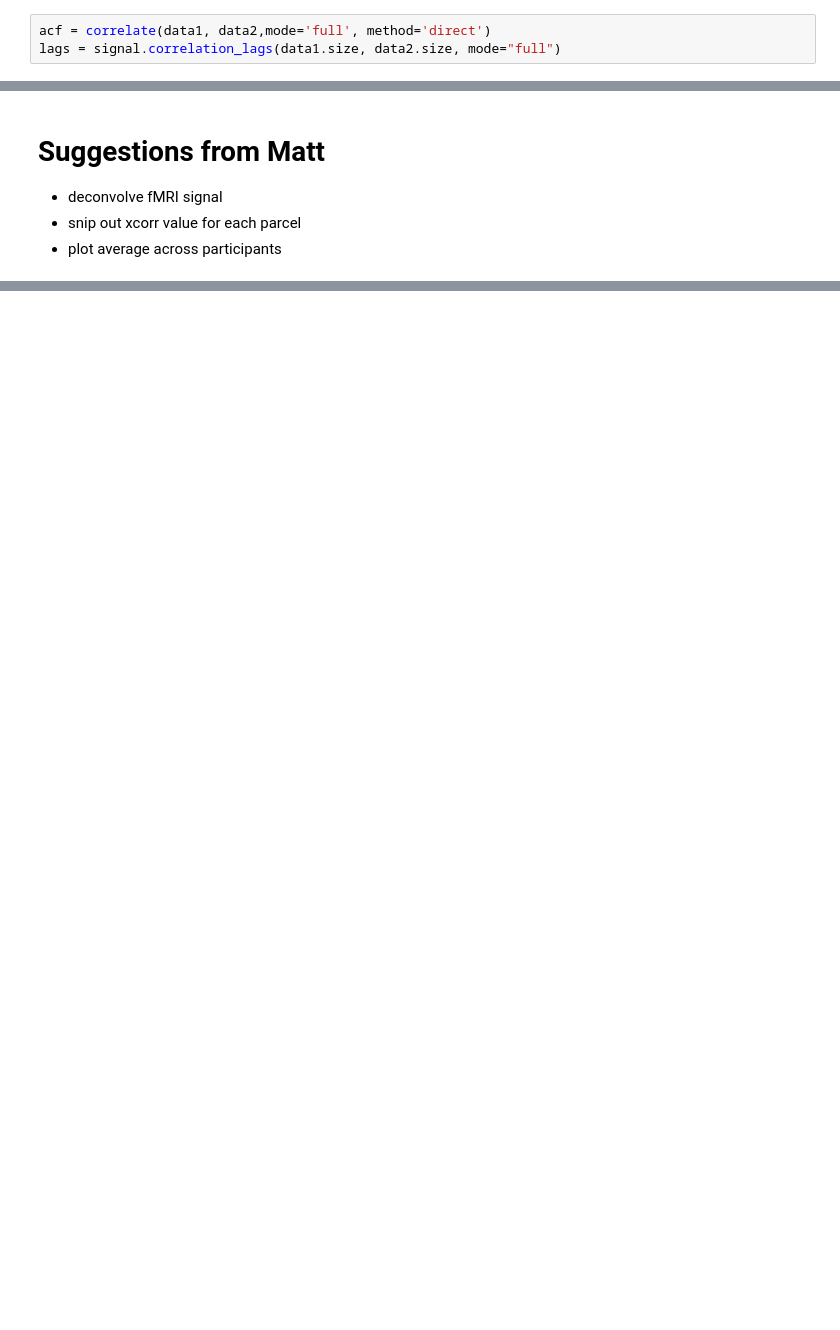
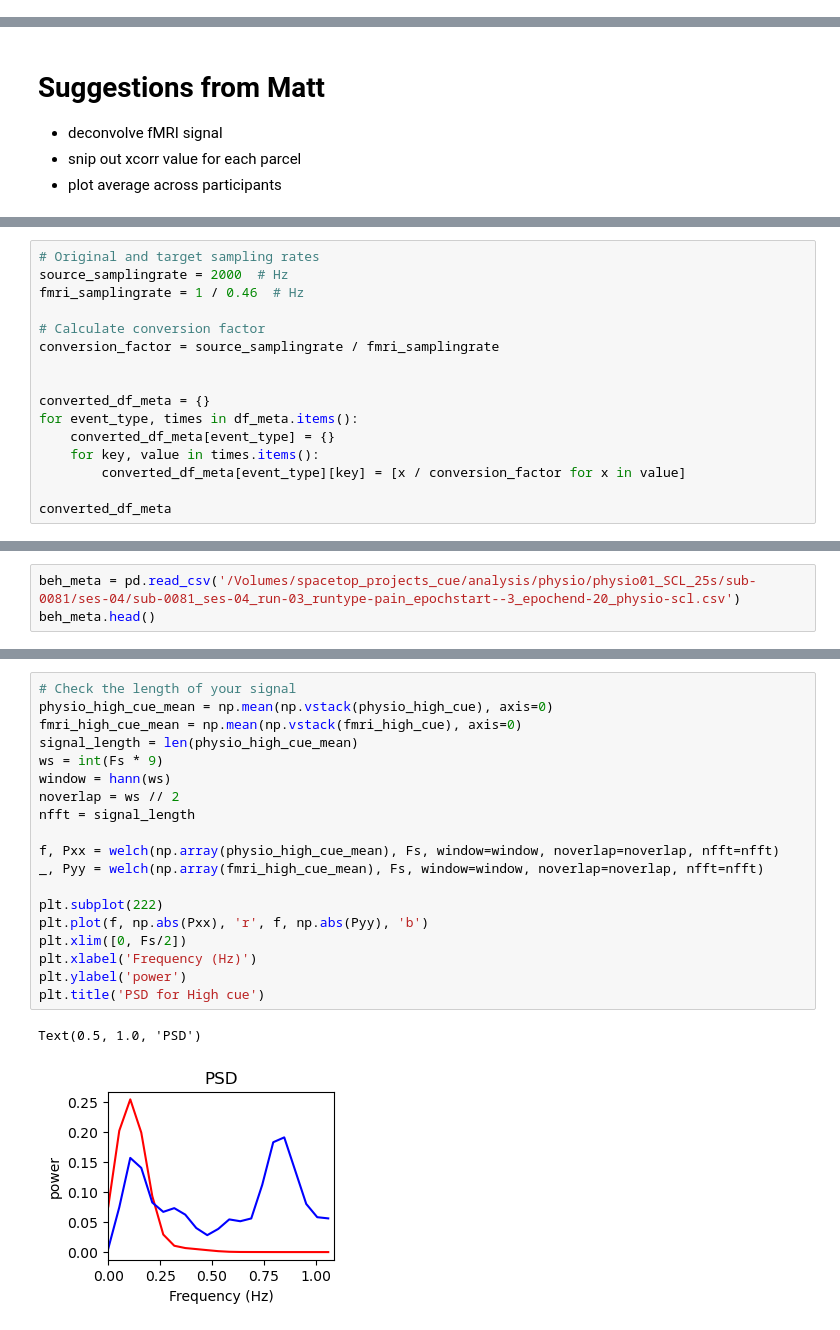
Before and after one commit to jungheejung/spacetop_biopac, a Jupyter notebook: scripts/p05_xcorr/c00_crosscorrelation_sandbox.ipynb, the cells around one changed output, grey strips where cells are left out. Cells and saved outputs as stored; diff of their text form; blank space fills up the shorter version.

```diff
--- a/scripts/p05_xcorr/c00_crosscorrelation_sandbox.ipynb
+++ b/scripts/p05_xcorr/c00_crosscorrelation_sandbox.ipynb
@@ -489,3 +411,0 @@ print(max_acf_value, max_lag_time)
-# %%
-acf = correlate(data1, data2,mode='full', method='direct')
-lags = signal.correlation_lags(data1.size, data2.size, mode="full")
@@ -536,0 +646,16 @@ time_series.shape
+# %%
+# Original and target sampling rates
+source_samplingrate = 2000  # Hz
+fmri_samplingrate = 1 / 0.46  # Hz
+
+# Calculate conversion factor
+conversion_factor = source_samplingrate / fmri_samplingrate
+
+
+converted_df_meta = {}
+for event_type, times in df_meta.items():
+    converted_df_meta[event_type] = {}
+    for key, value in times.items():
+        converted_df_meta[event_type][key] = [x / conversion_factor for x in value]
+
+converted_df_meta
@@ -536,0 +724,3 @@ time_series.shape
+# %%
+beh_meta = pd.read_csv('/Volumes/spacetop_projects_cue/analysis/physio/physio01_SCL_25s/sub-0081/ses-04/sub-0081_ses-04_run-03_runtype-pain_epochstart--3_epochend-20_physio-scl.csv')
+beh_meta.head()
@@ -536,0 +880,22 @@ time_series.shape
+# %%
+# Check the length of your signal
+physio_high_cue_mean = np.mean(np.vstack(physio_high_cue), axis=0)
+fmri_high_cue_mean = np.mean(np.vstack(fmri_high_cue), axis=0)
+signal_length = len(physio_high_cue_mean)
+ws = int(Fs * 9)
+window = hann(ws)
+noverlap = ws // 2
+nfft = signal_length
+
+f, Pxx = welch(np.array(physio_high_cue_mean), Fs, window=window, noverlap=noverlap, nfft=nfft)
+_, Pyy = welch(np.array(fmri_high_cue_mean), Fs, window=window, noverlap=noverlap, nfft=nfft)
+
+plt.subplot(222)
+plt.plot(f, np.abs(Pxx), 'r', f, np.abs(Pyy), 'b')
+plt.xlim([0, Fs/2])
+plt.xlabel('Frequency (Hz)')
+plt.ylabel('power')
+plt.title('PSD for High cue')
+# %% [output]
+Text(0.5, 1.0, 'PSD')
+[figure, added]
```
Also changed, not shown: parts of 43 cells of this notebook.
